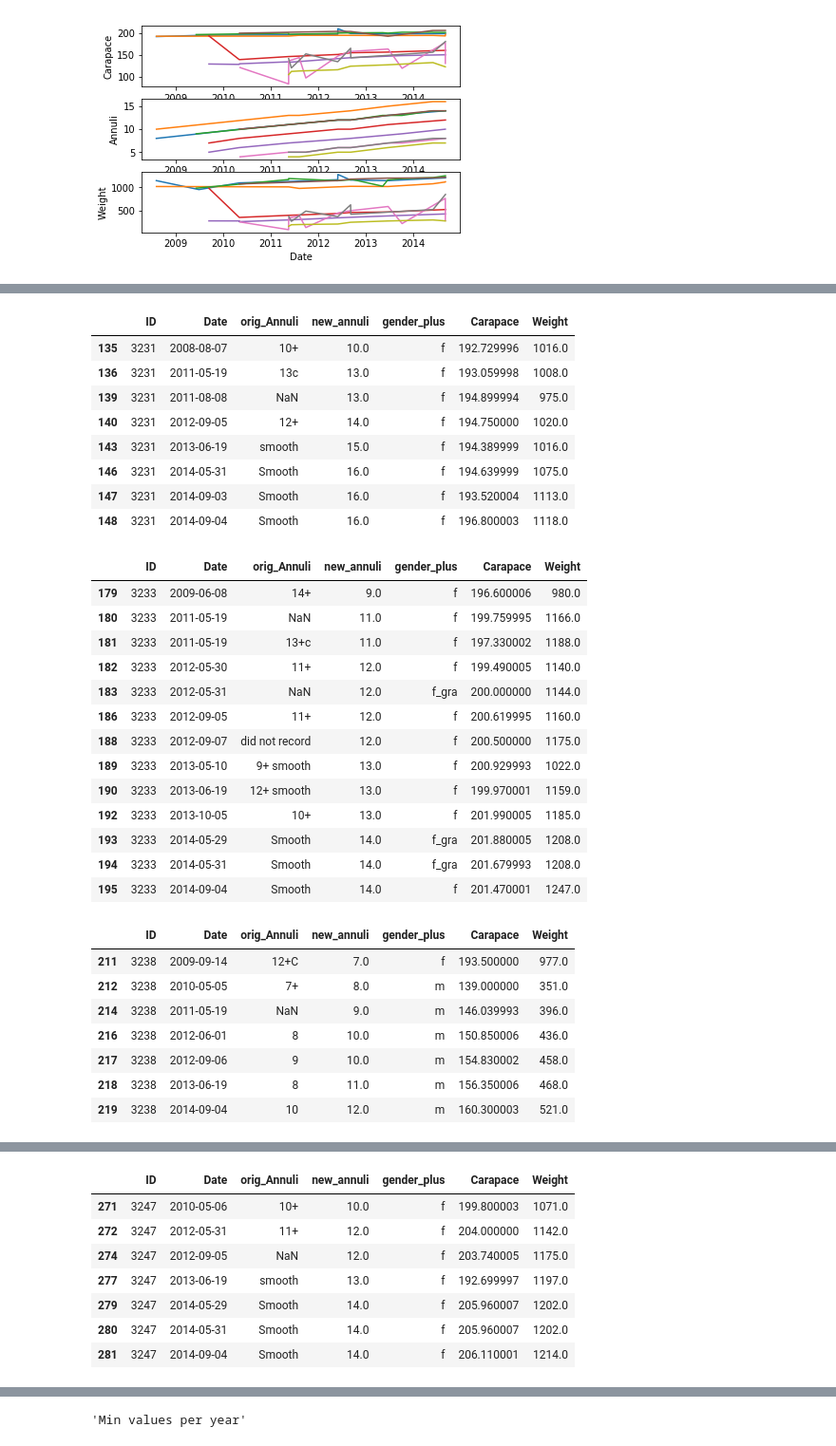
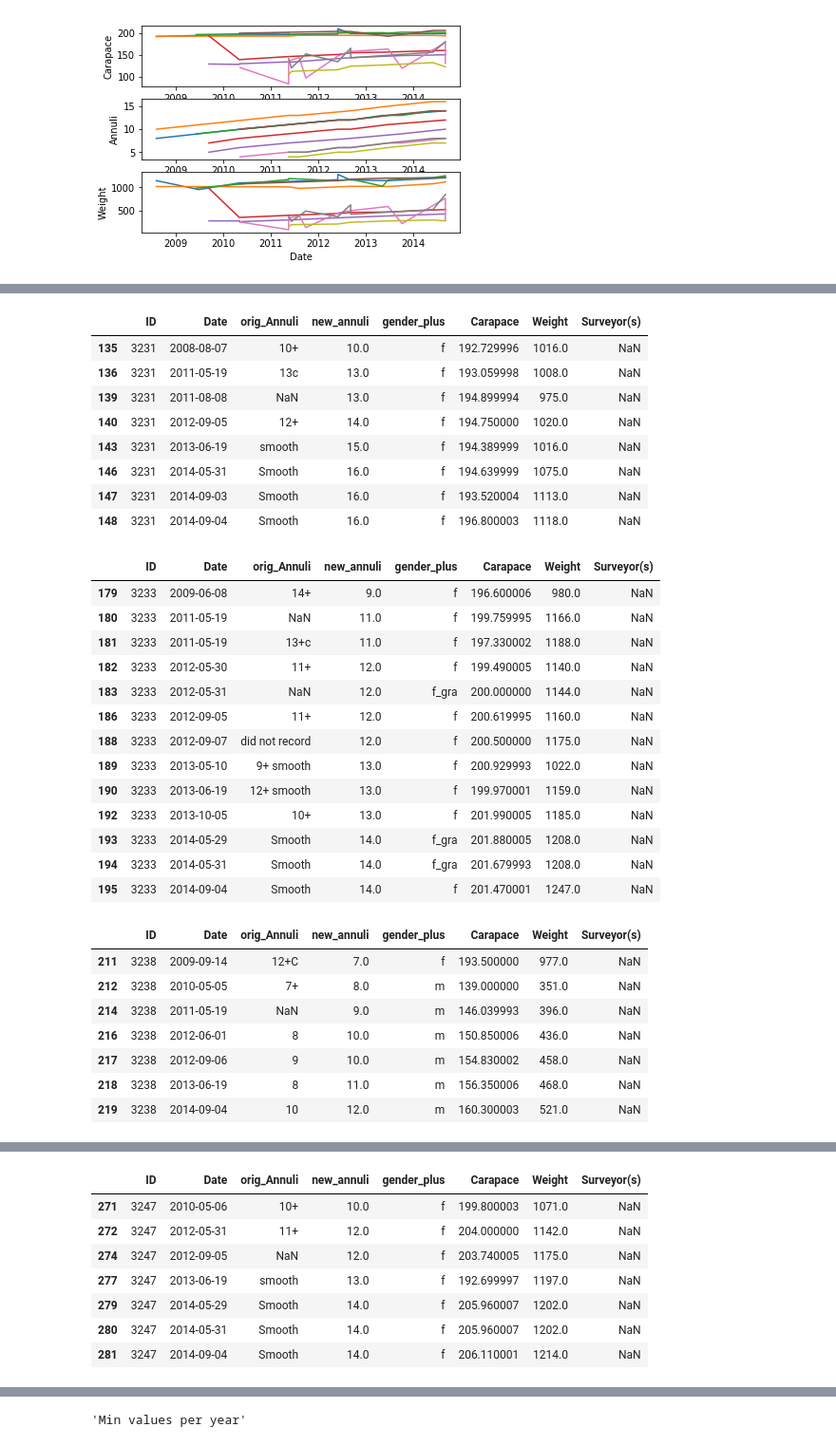
Before and after one commit to kimko/turtles-way-down, a Jupyter notebook: explore_individuals.ipynb, the cells around one changed output, grey strips where cells are left out. Shown at 95% size. Cells and saved outputs as stored; diff of their text form; code cells hidden in the pictures.

```diff
--- a/explore_individuals.ipynb
+++ b/explore_individuals.ipynb
@@ -56,7 +76,7 @@ plt.xlabel("Date")
 Text(0.5,0,'Date')
 [figure]
 # %%
-columns = ['ID', 'Date', 'orig_Annuli', 'new_annuli', 'gender_plus', 'Carapace', 'Weight']
+columns = ['ID', 'Date', 'orig_Annuli', 'new_annuli', 'gender_plus', 'Carapace', 'Weight', 'Surveyor(s)']
 for ID in frequent_turtles:
     display(natives[natives.ID == ID][columns].sort_values(by='Date'))
 # %% [output]
@@ -74,31 +94,31 @@ for ID in frequent_turtles:
-|  | ID | Date | orig_Annuli | new_annuli | gender_plus | Carapace | Weight |
-| 135 | 3231 | 2008-08-07 | 10+ | 10.0 | f | 192.729996 | 1016.0 |
-| 136 | 3231 | 2011-05-19 | 13c | 13.0 | f | 193.059998 | 1008.0 |
-| 139 | 3231 | 2011-08-08 | NaN | 13.0 | f | 194.899994 | 975.0 |
-| 140 | 3231 | 2012-09-05 | 12+ | 14.0 | f | 194.750000 | 1020.0 |
-| 143 | 3231 | 2013-06-19 | smooth | 15.0 | f | 194.389999 | 1016.0 |
-| 146 | 3231 | 2014-05-31 | Smooth | 16.0 | f | 194.639999 | 1075.0 |
-| 147 | 3231 | 2014-09-03 | Smooth | 16.0 | f | 193.520004 | 1113.0 |
-| 148 | 3231 | 2014-09-04 | Smooth | 16.0 | f | 196.800003 | 1118.0 |
+|  | ID | Date | orig_Annuli | new_annuli | gender_plus | Carapace | Weight | Surveyor(s) |
+| 135 | 3231 | 2008-08-07 | 10+ | 10.0 | f | 192.729996 | 1016.0 | NaN |
+| 136 | 3231 | 2011-05-19 | 13c | 13.0 | f | 193.059998 | 1008.0 | NaN |
+| 139 | 3231 | 2011-08-08 | NaN | 13.0 | f | 194.899994 | 975.0 | NaN |
+| 140 | 3231 | 2012-09-05 | 12+ | 14.0 | f | 194.750000 | 1020.0 | NaN |
+| 143 | 3231 | 2013-06-19 | smooth | 15.0 | f | 194.389999 | 1016.0 | NaN |
+| 146 | 3231 | 2014-05-31 | Smooth | 16.0 | f | 194.639999 | 1075.0 | NaN |
+| 147 | 3231 | 2014-09-03 | Smooth | 16.0 | f | 193.520004 | 1113.0 | NaN |
+| 148 | 3231 | 2014-09-04 | Smooth | 16.0 | f | 196.800003 | 1118.0 | NaN |
-|  | ID | Date | orig_Annuli | new_annuli | gender_plus | Carapace | Weight |
-| 179 | 3233 | 2009-06-08 | 14+ | 9.0 | f | 196.600006 | 980.0 |
-| 180 | 3233 | 2011-05-19 | NaN | 11.0 | f | 199.759995 | 1166.0 |
-| 181 | 3233 | 2011-05-19 | 13+c | 11.0 | f | 197.330002 | 1188.0 |
-| 182 | 3233 | 2012-05-30 | 11+ | 12.0 | f | 199.490005 | 1140.0 |
-| 183 | 3233 | 2012-05-31 | NaN | 12.0 | f_gra | 200.000000 | 1144.0 |
-| 186 | 3233 | 2012-09-05 | 11+ | 12.0 | f | 200.619995 | 1160.0 |
-| 188 | 3233 | 2012-09-07 | did not record | 12.0 | f | 200.500000 | 1175.0 |
-| 189 | 3233 | 2013-05-10 | 9+ smooth | 13.0 | f | 200.929993 | 1022.0 |
-| 190 | 3233 | 2013-06-19 | 12+ smooth | 13.0 | f | 199.970001 | 1159.0 |
-| 192 | 3233 | 2013-10-05 | 10+ | 13.0 | f | 201.990005 | 1185.0 |
-| 193 | 3233 | 2014-05-29 | Smooth | 14.0 | f_gra | 201.880005 | 1208.0 |
-| 194 | 3233 | 2014-05-31 | Smooth | 14.0 | f_gra | 201.679993 | 1208.0 |
-| 195 | 3233 | 2014-09-04 | Smooth | 14.0 | f | 201.470001 | 1247.0 |
+|  | ID | Date | orig_Annuli | new_annuli | gender_plus | Carapace | Weight | Surveyor(s) |
+| 179 | 3233 | 2009-06-08 | 14+ | 9.0 | f | 196.600006 | 980.0 | NaN |
+| 180 | 3233 | 2011-05-19 | NaN | 11.0 | f | 199.759995 | 1166.0 | NaN |
+| 181 | 3233 | 2011-05-19 | 13+c | 11.0 | f | 197.330002 | 1188.0 | NaN |
+| 182 | 3233 | 2012-05-30 | 11+ | 12.0 | f | 199.490005 | 1140.0 | NaN |
+| 183 | 3233 | 2012-05-31 | NaN | 12.0 | f_gra | 200.000000 | 1144.0 | NaN |
+| 186 | 3233 | 2012-09-05 | 11+ | 12.0 | f | 200.619995 | 1160.0 | NaN |
+| 188 | 3233 | 2012-09-07 | did not record | 12.0 | f | 200.500000 | 1175.0 | NaN |
+| 189 | 3233 | 2013-05-10 | 9+ smooth | 13.0 | f | 200.929993 | 1022.0 | NaN |
+| 190 | 3233 | 2013-06-19 | 12+ smooth | 13.0 | f | 199.970001 | 1159.0 | NaN |
+| 192 | 3233 | 2013-10-05 | 10+ | 13.0 | f | 201.990005 | 1185.0 | NaN |
+| 193 | 3233 | 2014-05-29 | Smooth | 14.0 | f_gra | 201.880005 | 1208.0 | NaN |
+| 194 | 3233 | 2014-05-31 | Smooth | 14.0 | f_gra | 201.679993 | 1208.0 | NaN |
+| 195 | 3233 | 2014-09-04 | Smooth | 14.0 | f | 201.470001 | 1247.0 | NaN |
-|  | ID | Date | orig_Annuli | new_annuli | gender_plus | Carapace | Weight |
-| 211 | 3238 | 2009-09-14 | 12+C | 7.0 | f | 193.500000 | 977.0 |
-| 212 | 3238 | 2010-05-05 | 7+ | 8.0 | m | 139.000000 | 351.0 |
-| 214 | 3238 | 2011-05-19 | NaN | 9.0 | m | 146.039993 | 396.0 |
-| 216 | 3238 | 2012-06-01 | 8 | 10.0 | m | 150.850006 | 436.0 |
-| 217 | 3238 | 2012-09-06 | 9 | 10.0 | m | 154.830002 | 458.0 |
-| 218 | 3238 | 2013-06-19 | 8 | 11.0 | m | 156.350006 | 468.0 |
-| 219 | 3238 | 2014-09-04 | 10 | 12.0 | m | 160.300003 | 521.0 |
+|  | ID | Date | orig_Annuli | new_annuli | gender_plus | Carapace | Weight | Surveyor(s) |
+| 211 | 3238 | 2009-09-14 | 12+C | 7.0 | f | 193.500000 | 977.0 | NaN |
+| 212 | 3238 | 2010-05-05 | 7+ | 8.0 | m | 139.000000 | 351.0 | NaN |
+| 214 | 3238 | 2011-05-19 | NaN | 9.0 | m | 146.039993 | 396.0 | NaN |
+| 216 | 3238 | 2012-06-01 | 8 | 10.0 | m | 150.850006 | 436.0 | NaN |
+| 217 | 3238 | 2012-09-06 | 9 | 10.0 | m | 154.830002 | 458.0 | NaN |
+| 218 | 3238 | 2013-06-19 | 8 | 11.0 | m | 156.350006 | 468.0 | NaN |
+| 219 | 3238 | 2014-09-04 | 10 | 12.0 | m | 160.300003 | 521.0 | NaN |
@@ -114,8 +134,8 @@ for ID in frequent_turtles:
-|  | ID | Date | orig_Annuli | new_annuli | gender_plus | Carapace | Weight |
-| 271 | 3247 | 2010-05-06 | 10+ | 10.0 | f | 199.800003 | 1071.0 |
-| 272 | 3247 | 2012-05-31 | 11+ | 12.0 | f | 204.000000 | 1142.0 |
-| 274 | 3247 | 2012-09-05 | NaN | 12.0 | f | 203.740005 | 1175.0 |
-| 277 | 3247 | 2013-06-19 | smooth | 13.0 | f | 192.699997 | 1197.0 |
-| 279 | 3247 | 2014-05-29 | Smooth | 14.0 | f | 205.960007 | 1202.0 |
-| 280 | 3247 | 2014-05-31 | Smooth | 14.0 | f | 205.960007 | 1202.0 |
-| 281 | 3247 | 2014-09-04 | Smooth | 14.0 | f | 206.110001 | 1214.0 |
+|  | ID | Date | orig_Annuli | new_annuli | gender_plus | Carapace | Weight | Surveyor(s) |
+| 271 | 3247 | 2010-05-06 | 10+ | 10.0 | f | 199.800003 | 1071.0 | NaN |
+| 272 | 3247 | 2012-05-31 | 11+ | 12.0 | f | 204.000000 | 1142.0 | NaN |
+| 274 | 3247 | 2012-09-05 | NaN | 12.0 | f | 203.740005 | 1175.0 | NaN |
+| 277 | 3247 | 2013-06-19 | smooth | 13.0 | f | 192.699997 | 1197.0 | NaN |
+| 279 | 3247 | 2014-05-29 | Smooth | 14.0 | f | 205.960007 | 1202.0 | NaN |
+| 280 | 3247 | 2014-05-31 | Smooth | 14.0 | f | 205.960007 | 1202.0 | NaN |
+| 281 | 3247 | 2014-09-04 | Smooth | 14.0 | f | 206.110001 | 1214.0 | NaN |
```
Also changed, not shown: parts of 2 cells of this notebook, 6 other files.
